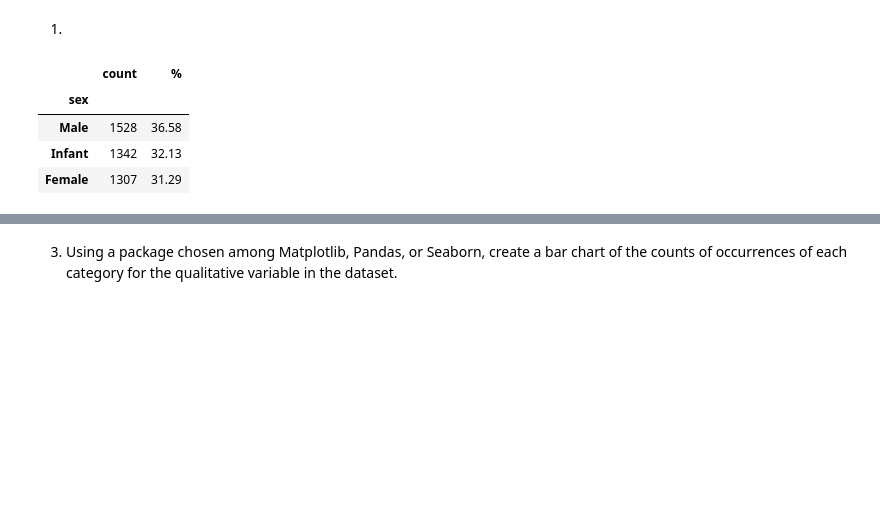
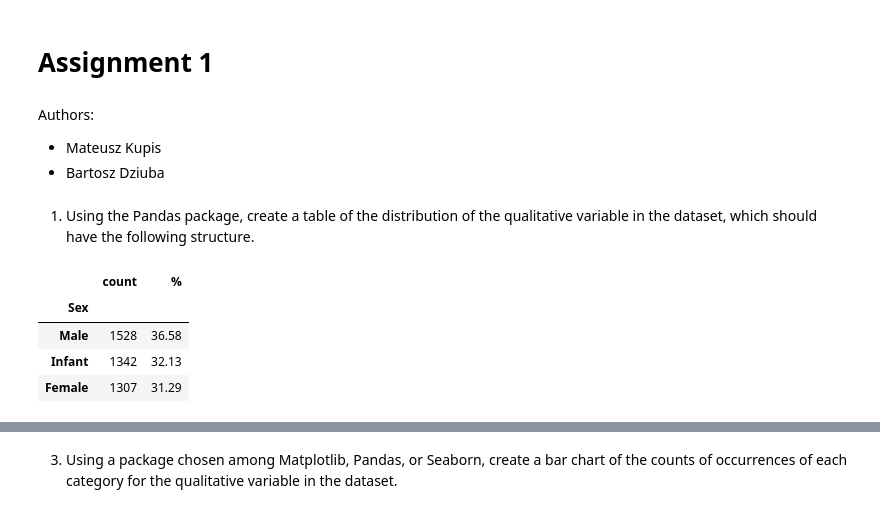
Before and after one commit to Matio004/ProgramingInPython, a Jupyter notebook: zad1/analysis.ipynb, the cells around one changed output, grey strips where cells are left out. Drawn from its saved outputs; the diff is of its cells as text; code cells hidden in the pictures; blank space fills up the shorter version.

```diff
--- a/zad1/analysis.ipynb
+++ b/zad1/analysis.ipynb
@@ -1 +1,7 @@
+# %% [markdown]
+# Assignment 1
+# %% [markdown]
+Authors:
+* Mateusz Kupis
+* Bartosz Dziuba
 # %%
@@ -4,18 +12,20 @@ import pandas as pd
 import seaborn as sns
 # %%
 data = pd.read_csv('./data.csv', sep=',', names=[
-    'sex', 'length', 'diameter', 'height',
-    'whole weight', 'shucked weight', 'viscera weight', 'shell weight',
-    'rings'
-])
-data['sex'] = data['sex'].map({'M': 'Male', 'F': 'Female', 'I': 'Infant'});
+    'Sex', 'Length', 'Diameter', 'Height',
+    'Whole weight', 'Shucked weight', 'Viscera weight', 'Shell weight',
+    'Rings'
+],)
+quantitative = ['Length', 'Diameter', 'Height', 'Whole weight', 'Shucked weight', 'Viscera weight', 'Shell weight', 'Rings']
+
+data['Sex'] = data['Sex'].map({'M': 'Male', 'F': 'Female', 'I': 'Infant'});
 # %% [markdown]
-1.
+1. Using the Pandas package, create a table of the distribution of the qualitative variable in the dataset, which should have the following structure.
 # %%
-pd.DataFrame({'count': data.value_counts('sex'), '%': (data.value_counts('sex', normalize=True) * 100).round(2)})
+pd.DataFrame({'count': data.value_counts('Sex'), '%': (data.value_counts('Sex', normalize=True) * 100).round(2)})
 # %% [output]
 |  | count | % |
-| sex |  |  |
+| Sex |  |  |
 | Male | 1528 | 36.58 |
 | Infant | 1342 | 32.13 |
 | Female | 1307 | 31.29 |
```
Also changed, not shown: parts of 18 cells of this notebook.
